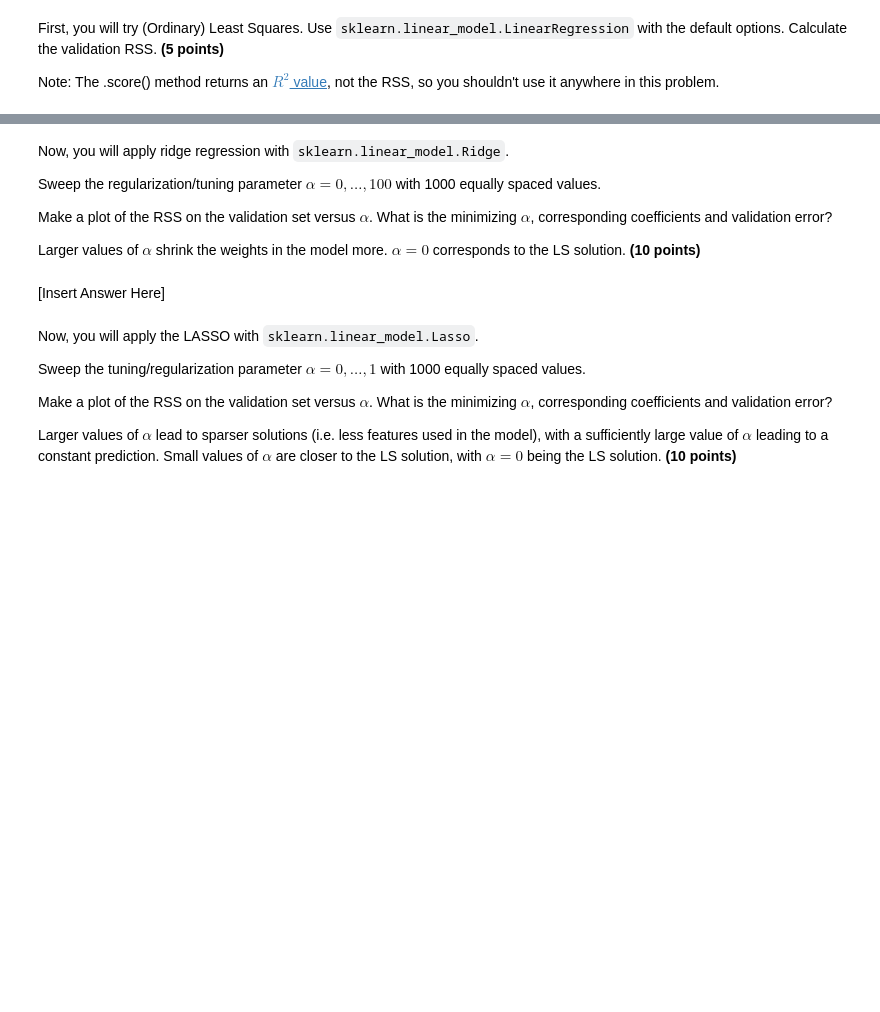
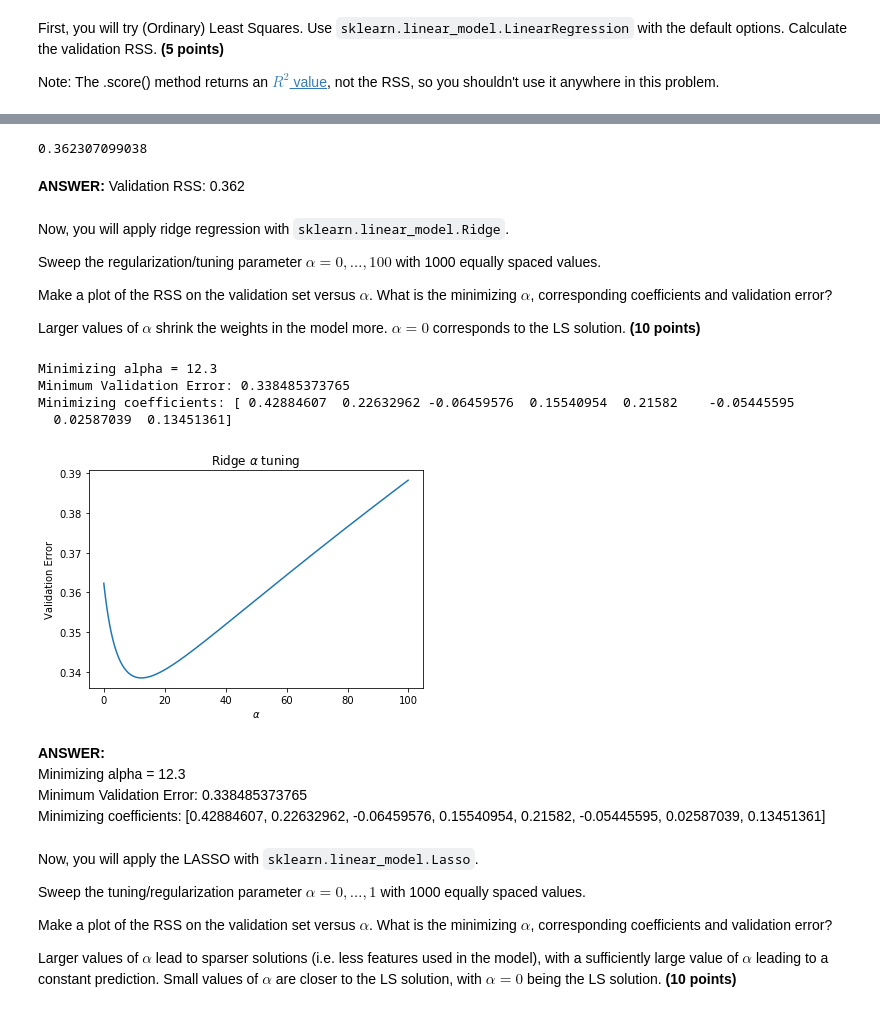
Before and after one commit to dsGibbles/ECE-398BD, a Jupyter notebook: lab4/dsgonza2.ipynb, the cells around one changed output, grey strips where cells are left out. Saved outputs shown, nothing was run; the diff lists cells and outputs as text; code cells hidden in the pictures; blank space fills up the shorter version.

```diff
--- a/lab4/dsgonza2.ipynb
+++ b/lab4/dsgonza2.ipynb
@@ -241,14 +378,16 @@ The dataset you will use has 8 features:
 
 and you will predict the level of a prostate-specific antigen. The data set was collected from a set of men about to receive a radical prostatectomy. More details about this dataset are given in Section 3.2.1 in Elements of Statistical Learning 2e by Hastie et al.
 # %%
+import pandas as pd
+
 # Load the data
-trainp= genfromtxt('trainp.csv', delimiter=',')
+trainp= pd.read_csv('trainp.csv', sep = ',', header=None).values
 
 # Training data:
-trainfeat=trainp[:,:-1] #Training features (rows are feature vectors)
+trainfeat=trainp[:,0:d_train-1] #Training features (rows are feature vectors)
 trainresp=trainp[:,-1] #Training responses
 
-valp= genfromtxt('valp.csv',delimiter=',')
+valp= pd.read_csv('valp.csv', sep = ',',header=None).values
 # Validation data:
 valfeat=valp[:,:-1] #Validation Features (rows are feature vectors)
 valresp=valp[:,-1] #Validation Response
@@ -288,3 +434,16 @@ Note: The .score() method returns an [$R^2$  value](https://en.wikipedia.org/wik
+# %%
+# Put your code here
+LR = sklearn.linear_model.LinearRegression()
+LR.fit(trainfeat,trainresp)
+y_hat = LR.predict(valfeat)
+
+V = valresp.shape[0]
+RSS = 1/V*sum(square(valresp-y_hat))
+print(RSS)
+# %% [output]
+0.362307099038
+# %% [markdown]
+**ANSWER:** Validation RSS: 0.362
 # %% [markdown]
 Now, you will apply ridge regression with `sklearn.linear_model.Ridge`.
 
@@ -298,5 +455,44 @@ Larger values of $\alpha$ shrink the weights in the model more. $\alpha=0$ corre
-# %% [markdown]
-[Insert Answer Here]
+# %%
+# Put your code here
+d = trainfeat.shape[1]
+val_error_list = zeros(1000)
+alpha_list = arange(start=0,stop=100,step=0.1)
+min_val_error = 999
+min_a = 0
+min_coeffs = zeros(d)
+
+idx = 0
+for a in alpha_list:
+    rid = linear_model.Ridge(a)
+    rid.fit(trainfeat,trainresp)
+    V = valresp.shape[0]
+    y_hat = rid.predict(valfeat)
+    RSS = 1/V*sum(square(valresp-y_hat))
+    val_error_list[idx]= RSS
+    idx = idx + 1
+    if RSS < min_val_error:
+        min_val_error = RSS
+        min_a = a
+        min_coeffs = rid.coef_
+
+plot(alpha_list, val_error_list)
+xlabel(r'$\alpha$')
+ylabel('Validation Error')
+title(r'Ridge $\alpha$ tuning')
+print('Minimizing alpha =',min_a)
+print('Minimum Validation Error:',min_val_error)
+print('Minimizing coefficients:',min_coeffs)
+# %% [output]
+Minimizing alpha = 12.3
+Minimum Validation Error: 0.338485373765
+Minimizing coefficients: [ 0.42884607  0.22632962 -0.06459576  0.15540954  0.21582    -0.05445595
+  0.02587039  0.13451361]
+[figure, added]
+# %% [markdown]
+**ANSWER:**
+Minimizing alpha = 12.3
+Minimum Validation Error: 0.338485373765
+Minimizing coefficients: [0.42884607,  0.22632962, -0.06459576,  0.15540954,  0.21582, -0.05445595, 0.02587039,  0.13451361]
 # %% [markdown]
 Now, you will apply the LASSO with `sklearn.linear_model.Lasso`.
 
```
Also changed, not shown: parts of 37 cells of this notebook.
